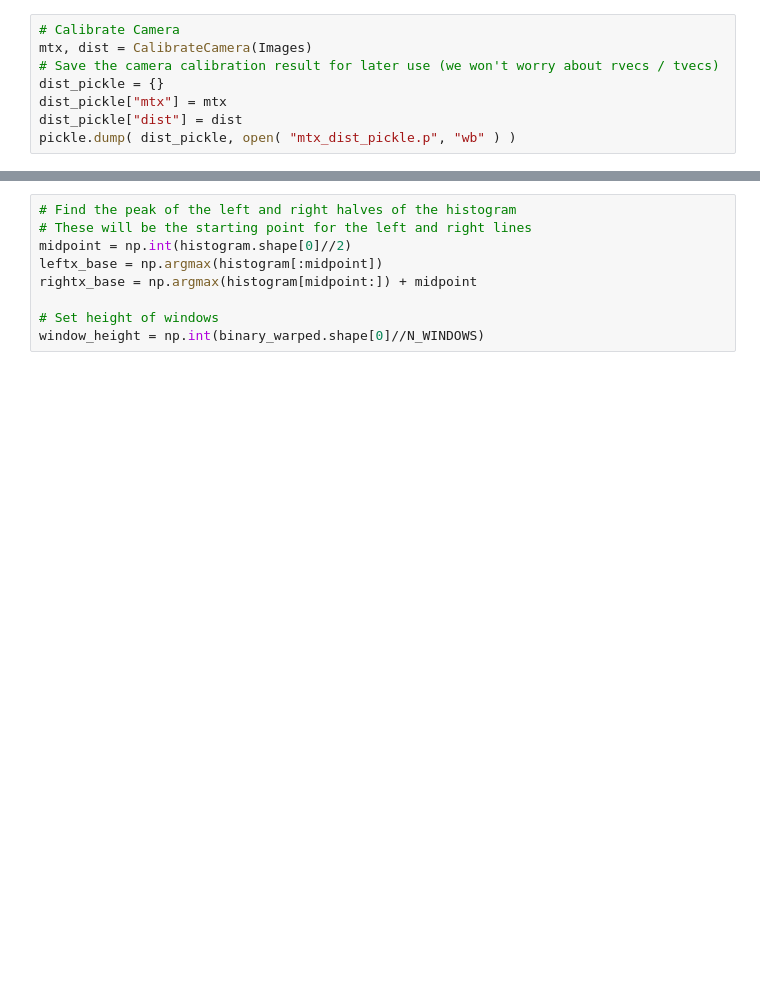
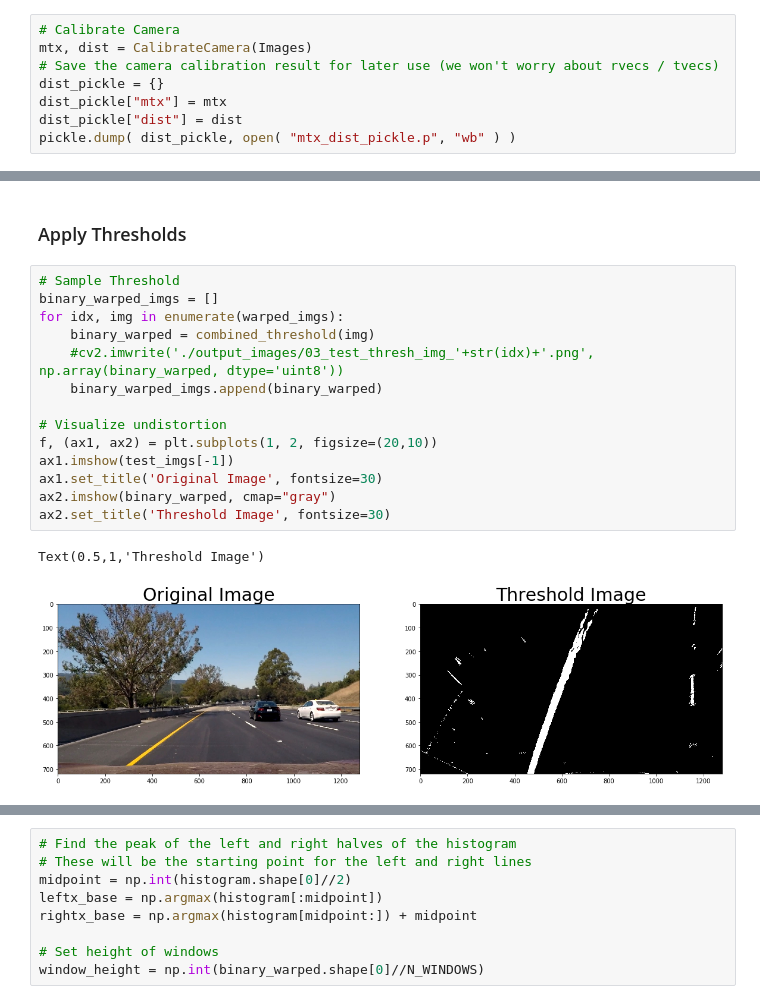
Before and after one commit to allaydesai/Advance-Lane-Finding, a Jupyter notebook: Main.ipynb, the cells around one changed output, grey strips where cells are left out. Drawn from its saved outputs; the diff is of its cells as text; blank space fills up the shorter version.

```diff
--- a/Main.ipynb
+++ b/Main.ipynb
@@ -234,0 +263,19 @@ plt.imshow(binary_warped)
+# %% [markdown]
+### Apply Thresholds
+# %%
+# Sample Threshold
+binary_warped_imgs = []
+for idx, img in enumerate(warped_imgs):
+    binary_warped = combined_threshold(img)
+    #cv2.imwrite('./output_images/03_test_thresh_img_'+str(idx)+'.png', np.array(binary_warped, dtype='uint8'))
+    binary_warped_imgs.append(binary_warped)
+
+# Visualize undistortion
+f, (ax1, ax2) = plt.subplots(1, 2, figsize=(20,10))
+ax1.imshow(test_imgs[-1])
+ax1.set_title('Original Image', fontsize=30)
+ax2.imshow(binary_warped, cmap="gray")
+ax2.set_title('Threshold Image', fontsize=30)
+# %% [output]
+Text(0.5,1,'Threshold Image')
+[figure, added]
```
Also changed, not shown: parts of 20 cells of this notebook, 53 other files.
